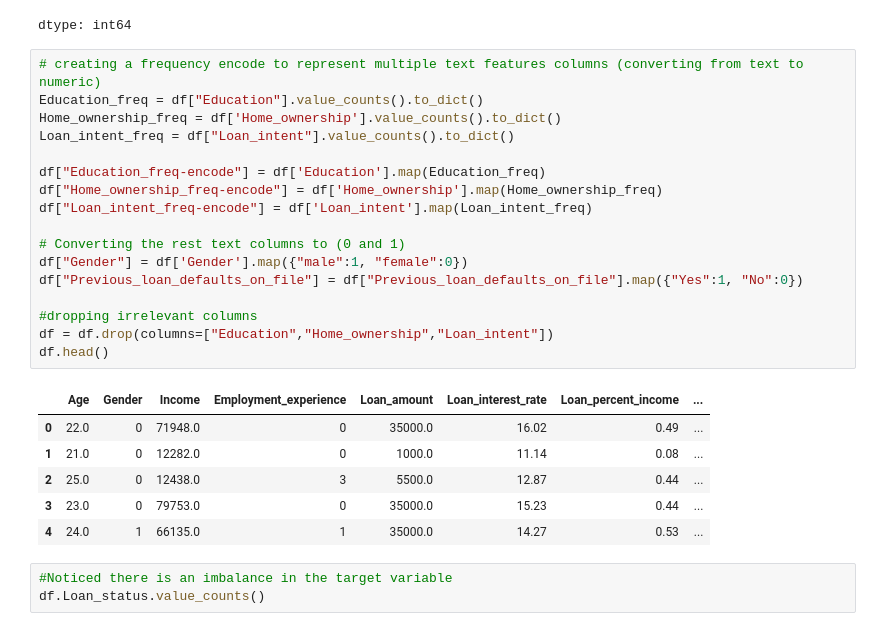
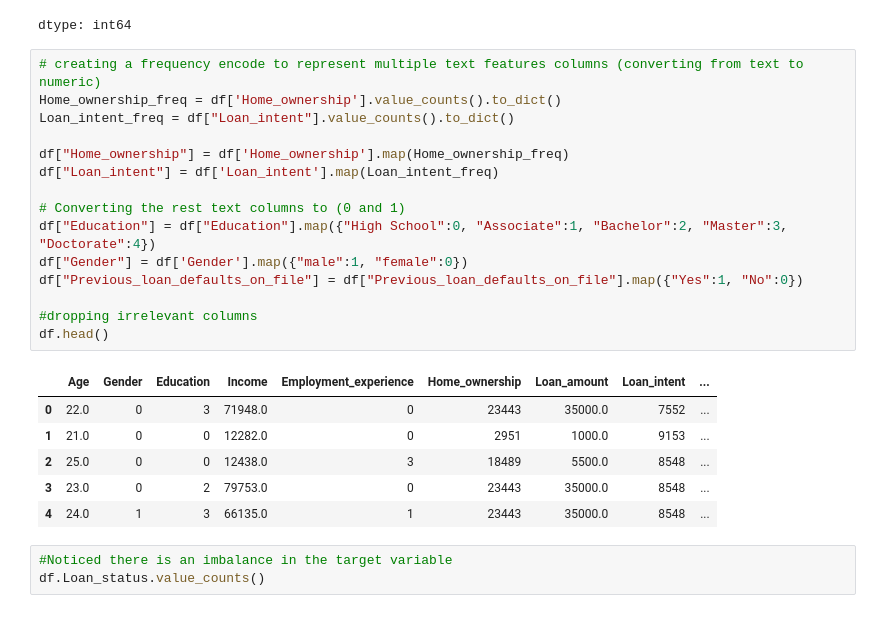
Before and after one commit to Love1117/Machine_learning-Projects, a Jupyter notebook: Machine_Learning Project/01_Supervised- Machine Learning/02_Logistic_Regression/Loan_Approval_Prediction/Loan_approval_prediction1.ipynb, the cells around one changed output. Drawn from its saved outputs; the diff is of its cells as text.

```diff
--- a/Machine_Learning Project/01_Supervised- Machine Learning/02_Logistic_Regression/Loan_Approval_Prediction/Loan_approval_prediction1.ipynb
+++ b/Machine_Learning Project/01_Supervised- Machine Learning/02_Logistic_Regression/Loan_Approval_Prediction/Loan_approval_prediction1.ipynb
@@ -84,28 +95,26 @@ df["Education"].value_counts()
 dtype: int64
 # %%
 # creating a frequency encode to represent multiple text features columns (converting from text to numeric)
-Education_freq = df["Education"].value_counts().to_dict()
 Home_ownership_freq = df['Home_ownership'].value_counts().to_dict()
 Loan_intent_freq = df["Loan_intent"].value_counts().to_dict()
 
-df["Education_freq-encode"] = df['Education'].map(Education_freq)
-df["Home_ownership_freq-encode"] = df['Home_ownership'].map(Home_ownership_freq)
-df["Loan_intent_freq-encode"] = df['Loan_intent'].map(Loan_intent_freq)
+df["Home_ownership"] = df['Home_ownership'].map(Home_ownership_freq)
+df["Loan_intent"] = df['Loan_intent'].map(Loan_intent_freq)
 
 # Converting the rest text columns to (0 and 1)
+df["Education"] = df["Education"].map({"High School":0, "Associate":1, "Bachelor":2, "Master":3, "Doctorate":4})
 df["Gender"] = df['Gender'].map({"male":1, "female":0})
 df["Previous_loan_defaults_on_file"] = df["Previous_loan_defaults_on_file"].map({"Yes":1, "No":0})
 
 #dropping irrelevant columns
-df = df.drop(columns=["Education","Home_ownership","Loan_intent"])
 df.head()
 # %% [output]
-|  | Age | Gender | Income | Employment_experience | Loan_amount | Loan_interest_rate | Loan_percent_income | ... |
-| 0 | 22.0 | 0 | 71948.0 | 0 | 35000.0 | 16.02 | 0.49 | ... |
-| 1 | 21.0 | 0 | 12282.0 | 0 | 1000.0 | 11.14 | 0.08 | ... |
-| 2 | 25.0 | 0 | 12438.0 | 3 | 5500.0 | 12.87 | 0.44 | ... |
-| 3 | 23.0 | 0 | 79753.0 | 0 | 35000.0 | 15.23 | 0.44 | ... |
-| 4 | 24.0 | 1 | 66135.0 | 1 | 35000.0 | 14.27 | 0.53 | ... |
+|  | Age | Gender | Education | Income | Employment_experience | Home_ownership | Loan_amount | Loan_intent | ... |
+| 0 | 22.0 | 0 | 3 | 71948.0 | 0 | 23443 | 35000.0 | 7552 | ... |
+| 1 | 21.0 | 0 | 0 | 12282.0 | 0 | 2951 | 1000.0 | 9153 | ... |
+| 2 | 25.0 | 0 | 0 | 12438.0 | 3 | 18489 | 5500.0 | 8548 | ... |
+| 3 | 23.0 | 0 | 2 | 79753.0 | 0 | 23443 | 35000.0 | 8548 | ... |
+| 4 | 24.0 | 1 | 3 | 66135.0 | 1 | 23443 | 35000.0 | 8548 | ... |
 # %%
 #Noticed there is an imbalance in the target variable
 df.Loan_status.value_counts()
```
Also changed, not shown: parts of 5 cells of this notebook.
